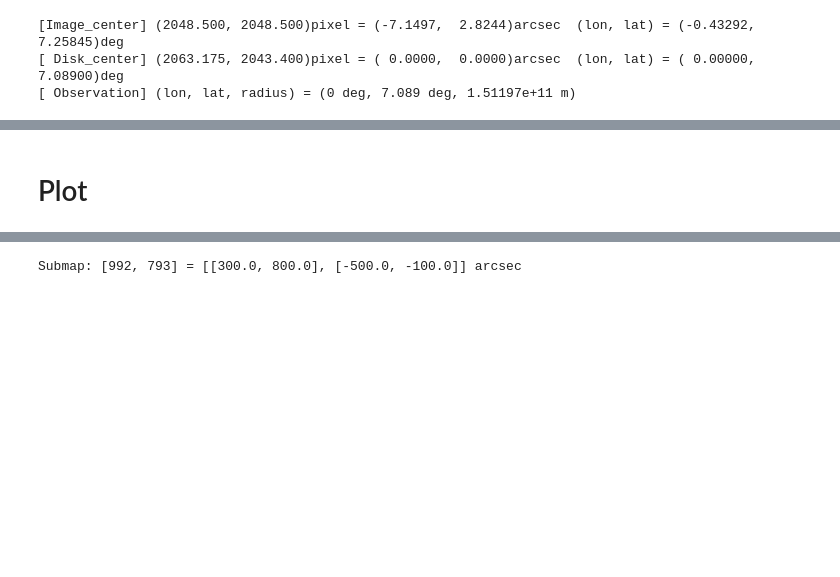
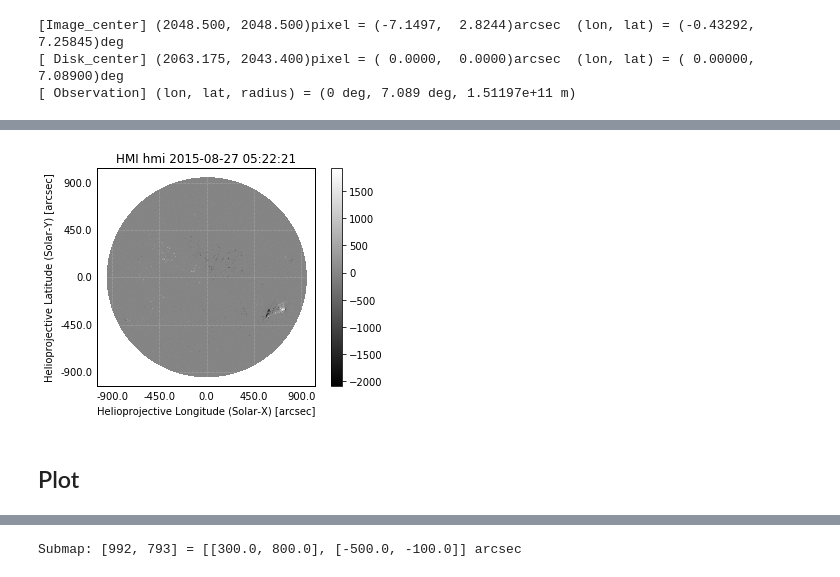
Before and after one commit to lydiazly/scripts-sunpy, a Jupyter notebook: plothmi/example_plothmi.ipynb, the cells around one changed output, grey strips where cells are left out. Drawn from its saved outputs; the diff is of its cells as text; code cells hidden in the pictures; blank space fills up the shorter version.

```diff
--- a/plothmi/example_plothmi.ipynb
+++ b/plothmi/example_plothmi.ipynb
@@ -46,11 +47,12 @@ mapby.data[:] = mapb.data * np.sin(np.deg2rad(mapi.data)) * np.sin(np.deg2rad(ma
 mapbz.data[:] = mapb.data * np.cos(np.deg2rad(mapi.data))
 # %%
 # Rotate(CCW)
-order = 3  # Test: 3 is the best
+order = 3
 print('Correcting image axes...')
-mapbx = mapbx.rotate(order=order)
-mapby = mapby.rotate(order=order)
-mapbz = mapbz.rotate(order=order)
+with np.errstate(invalid='ignore'):  # Suppress warnings of NaNs
+    mapbx = mapbx.rotate(order=order)
+    mapby = mapby.rotate(order=order)
+    mapbz = mapbz.rotate(order=order)
 print('Rotation angle = %f deg (CCW)' % -mapb.meta['crota2'])
 # %% [output]
 Correcting image axes...
@@ -77,5 +79,9 @@ print('[ Observation] (lon, lat, radius) = (%g deg, %g deg, %g m)' %
 del mapb, mapi, mapa, mapd; gc.collect();
 # %%
 # A quick plot
-mapbz.peek()
+import warnings
+with warnings.catch_warnings():  # Suppress warnings
+    warnings.simplefilter("ignore", category=UserWarning)
+    mapbz.peek()
+    plt.show()
 # %% [output]
@@ -84,5 +88,6 @@ mapbz.peek()
+[figure, added]
 # %% [markdown]
-# Plot
+## Plot
 # %%
 fig1 = plt.figure(figsize=(8, 6), dpi=100)
 ax1 = fig1.add_subplot(111, projection=mapbz)
```
Also changed, not shown: parts of 9 cells of this notebook, 10 other files.
